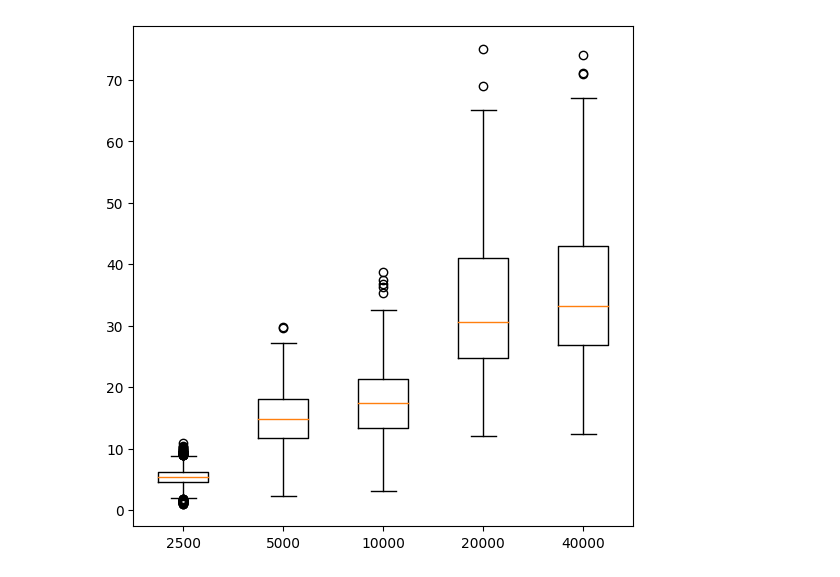
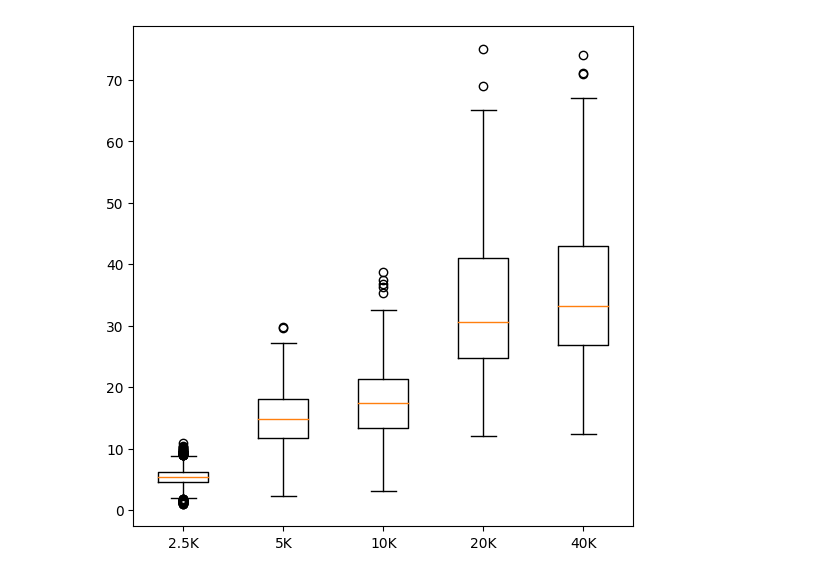
Before and after one commit to OneMoreGate/Ru_article, a Jupyter notebook: Cells_size/data_calc.ipynb, the cells around one changed output. Saved outputs shown, nothing was run; the diff lists cells and outputs as text; code cells hidden in the pictures.

```diff
--- a/Cells_size/data_calc.ipynb
+++ b/Cells_size/data_calc.ipynb
@@ -87,23 +54,9 @@ ax[4].plot(bin_centers, log_norm(bin_centers, *popt), color='red', label='Fitted
-# %%
-df_40K = np.array(pd.read_csv('40K_100X.txt', header=None)[0]) * 10**9
-df_20K = np.array(pd.read_csv('20K_100X.txt', header=None)[0]) * 10**9
-df_10K = np.array(pd.read_csv('10K_100X.txt', header=None)[0]) * 10**9
-df_5K = np.array(pd.read_csv('5K_100X.txt', header=None)[0]) * 10**9
-df_25K = np.array(pd.read_csv('2.5K_100X.txt', header=None)[0]) * 10**9
-
-df_25K= df_25K[df_25K > 1]
-df_5K= df_5K[df_5K > 2]
-df_10K= df_10K[df_10K > 3]
-df_20K= df_20K[df_20K > 3]
-df_40K= df_40K[df_40K > 3]
-
-ticks = ['2.5K', '5K', '10K', '20K', '40K']
-pulses = [2500, 5000, 10000, 20000, 40000]
-data = [df_25K, df_5K, df_10K, df_20K, df_40K]
-
-fig = plt.figure(figsize =(5, 5))
-ax = fig.add_axes([0, 0, 1, 1])
-
-bp = ax.boxplot(data, labels= pulses)
-# %% [output]
-[figure, removed]
+# %%
+pulses = [2500, 5000, 10000, 20000, 40000]
+
+fig = plt.figure(figsize =(5, 5))
+ax = fig.add_axes([1, 1, 1, 1])
+
+bp = ax.boxplot(data, labels= ticks)
+# %% [output]
+[figure, added]
```
Also changed, not shown: parts of 4 cells of this notebook, 1 other file.
